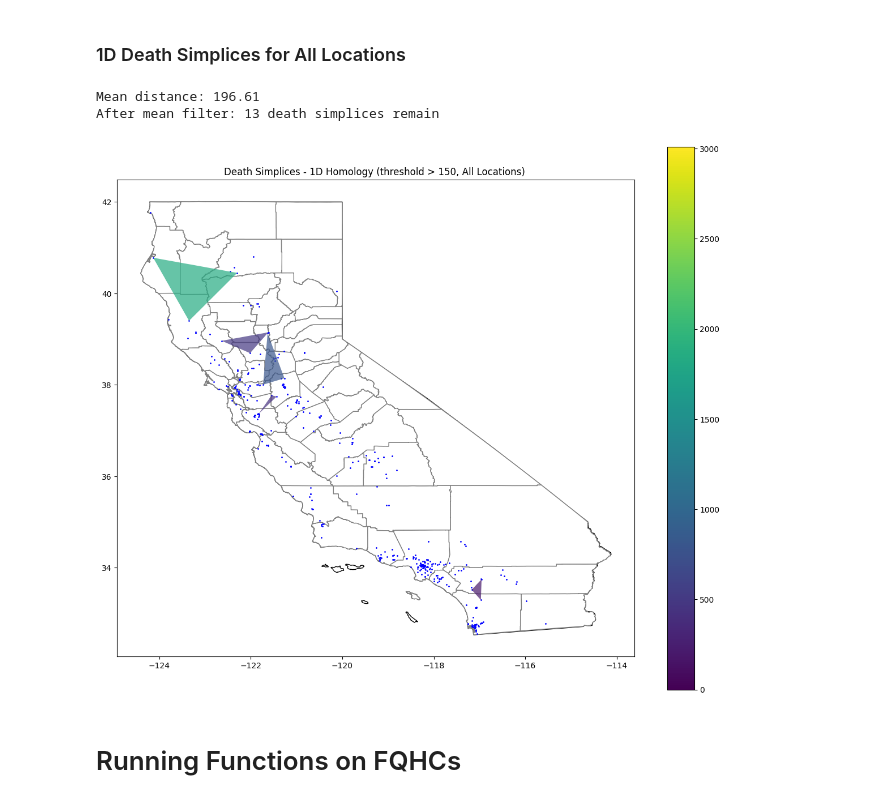
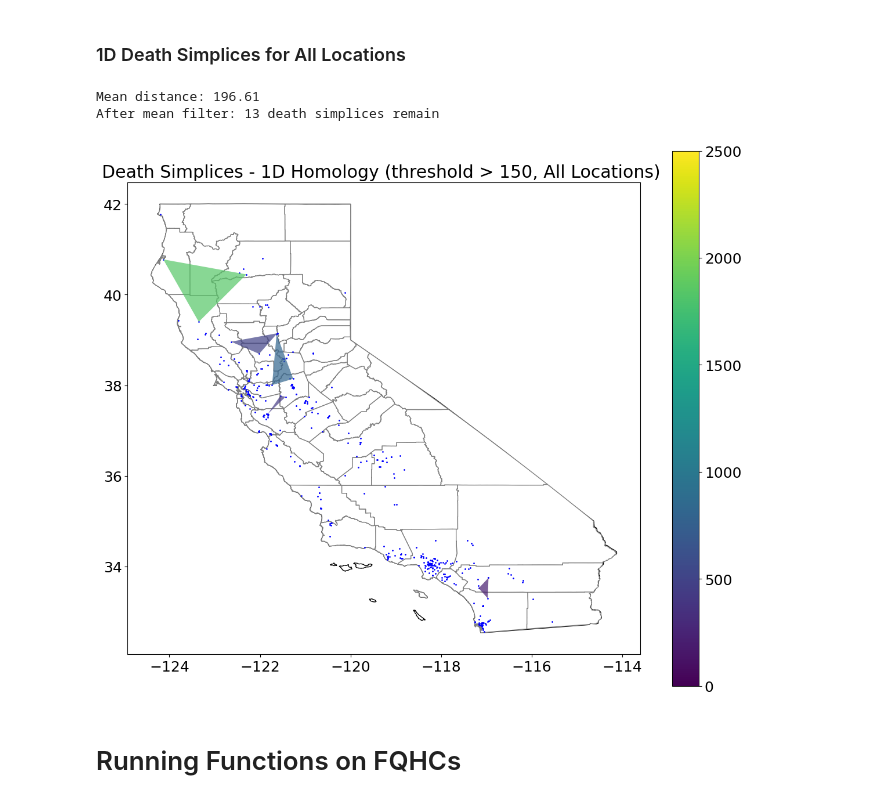
Before and after one commit to deniseg20/MSRIUP_TDA_Healthcare_Accessibility, a Jupyter notebook: persistent_homology/pd_computations/ph_computations_unweighted.ipynb, the cells around one changed output. Drawn from its saved outputs; the diff is of its cells as text; code cells hidden in the pictures.

Commit message:
Updating images
Updating the fonts on diagrams

```diff
--- a/persistent_homology/pd_computations/ph_computations_unweighted.ipynb
+++ b/persistent_homology/pd_computations/ph_computations_unweighted.ipynb
@@ -387,7 +384,7 @@ import scipy.stats
 from shapely.geometry import LineString, Polygon
 
 # ORIGINIAL
-def plot_deathsimplices_raw(gdf, distance_matrix, cpx, all_pairs, hom_dim, ax, criteria = 'lifetime', thresh = 150, citydf_fname = None, vmin0 = 0, vmin1 = 0, vmax0 = 3010, vmax1 = 3010, legend = True):
+def plot_deathsimplices_raw(gdf, distance_matrix, cpx, all_pairs, hom_dim, ax, criteria = 'death', thresh = 150, citydf_fname = None, vmin0 = 0, vmin1 = 0, vmax0 = 2500, vmax1 = 2500, legend = True):
     '''
     cpx: The filtered complex, as computed by get_cpx_spxpairs. Assume ph has already been computed
     all_pairs: All (birth simplex, death simplex) pairs for the ph of cpx, as computed by get_cpx_spxpairs
@@ -490,6 +487,7 @@ points = coordinates
 # Compute unweighted Rips complex
 cpx_all, ph_all, all_pairs = get_tda_info(gdf_all, distance_matrix_all,max_hom_dim=1)
 # Plot persistence diagram
+plt.rcParams['font.size'] = 20
 plt.rcParams['figure.figsize'] = (12, 10)
 #fig, ax = plt.subplots(1,1)
 order_criteria = 'death'
@@ -511,6 +509,7 @@ max_val = 3010
 # Draw line parallel to diagonal: death = birth + mean_distance
 x_vals = [min_val, max_val]
 y_vals = [min_val + mean_distance_all, max_val + mean_distance_all]
+plt.rcParams['font.size'] = 20
 plt.plot(x_vals, y_vals, color='purple', linestyle='--', linewidth=2, label=f'Mean Distance = {mean_distance_all:.2f}')
 plt.title(f"Persistence Diagram (All Locations)")
 plt.tight_layout()
@@ -522,6 +521,7 @@ Mean Distance: 196.6104847439621
 ### 0D Death Simplices for All Locations
 # %%
 # 2. Plot 0D death simplices
+plt.rcParams['font.size'] = 18
 fig, ax = plt.subplots(figsize=(12, 10))
 california.plot(ax=ax, color='white', edgecolor='black')
 #simple_plot_death_simplices_raw(gdf, cpx, all_pairs, hom_dim=0, ax=ax)
@@ -538,16 +538,17 @@ plt.show()
 ### 1D Death Simplices for All Locations
 # %%
 # 3. Plot 1D death simplices
+plt.rcParams['font.size'] = 18
 fig, ax = plt.subplots(figsize=(12, 10))
 california.plot(ax=ax, color='white', edgecolor='black')
 plot_deathsimplices_raw(gdf_all, distance_matrix_all, cpx_all, all_pairs, 1, ax,'lifetime',mean_distance_all)
 plt.title(f"Death Simplices - 1D Homology (threshold > {thresh}, All Locations) ")
 plt.tight_layout()
 plt.show()
 # %% [output]
 Mean distance: 196.61
 After mean filter: 13 death simplices remain
-[figure, old version]
+[figure, new version]
 # %%
 # in the distance matrix building Jupyter Notebook, will redo the matrix for FQHCs after getting information for border.
 # put in 10,000 for all NAN Values in the distance matrix, for all locations and the fqhcs
```
Also changed, not shown: parts of 30 cells of this notebook, 11 other files.
